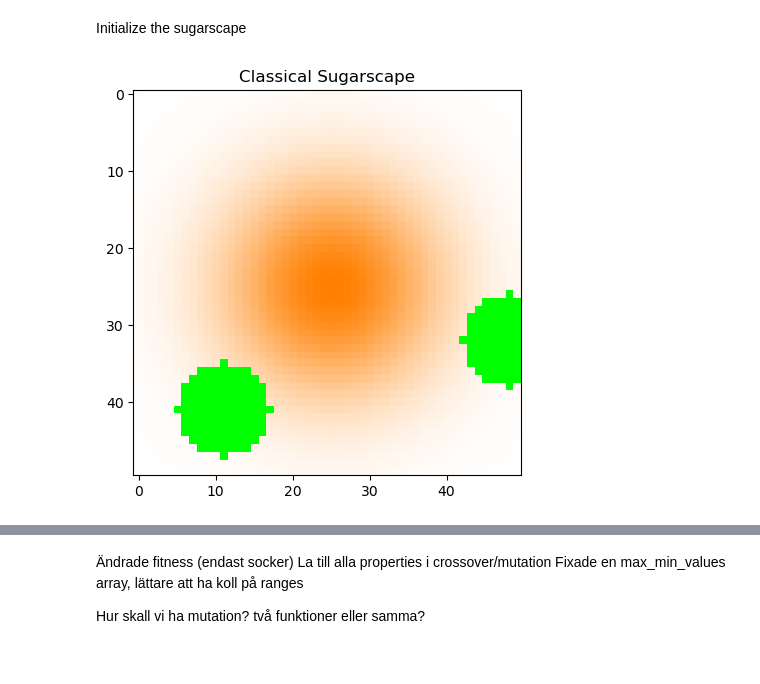
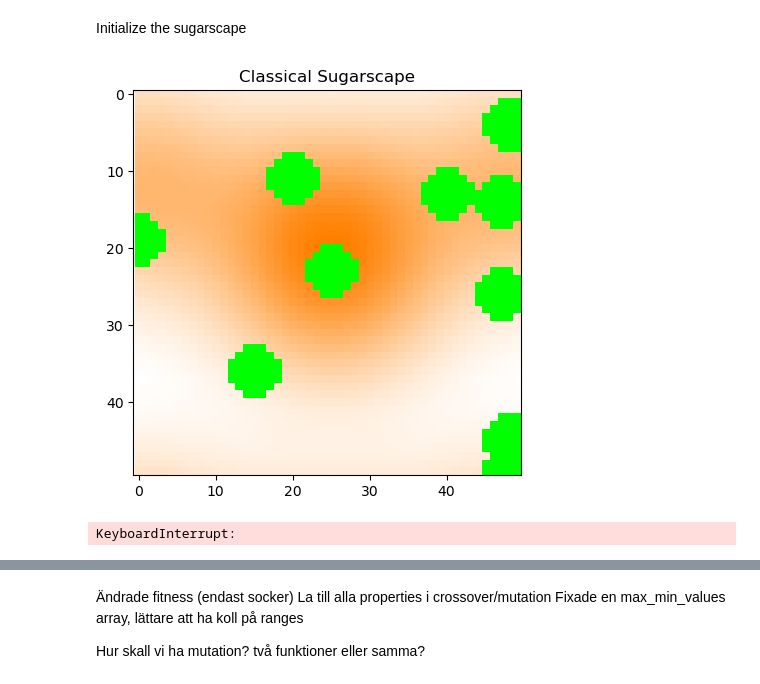
Before and after one commit to Sagoos/FFR120_group_project_12, a Jupyter notebook: Individual Folders/Adam/final_version copy.ipynb, the cells around one changed output, grey strips where cells are left out. Cells and saved outputs as stored; diff of their text form; code cells hidden in the pictures.

```diff
--- a/Individual Folders/Adam/final_version copy.ipynb
+++ b/Individual Folders/Adam/final_version copy.ipynb
@@ -469,37 +467,37 @@ Initialize the sugarscape
 # %%
 from matplotlib import pyplot as plt
 
 N = 50  # Side of the sugarscape.
-spot_positions = [(N //2, N // 2) ]  # Center of the sugar spots.
-spot_widths = [N / 5, N / 5]  # Width of the sugar spots.
+spot_positions = [(N //1, N // 4),(N //2, N // 3), (N //2, N // 2) ]  # Center of the sugar spots.
+spot_widths = [N / 5, N / 5, N/5]  # Width of the sugar spots.
 max_sugar = 15  # Maximum sugar level.
 
 # Initilazing the sugarscape and pollution map
 SuSca = initialize_sugarscape_gaussian(N, spot_positions, spot_widths, max_sugar)
-pollution_map = create_pollution_map(SuSca, N, 2, 6)
+pollution_map = create_pollution_map(SuSca, N, 10, 3.5)
 
 # Extracting the boolean values only, for plotting
 boolean_pollution_map = np.frompyfunc(lambda x: x[0], 1, 1)(pollution_map).astype(bool)
 sugar_pollution_map = np.frompyfunc(lambda x: x[0], 1, 1)(pollution_map).astype(int)
 
 # Create the image of the game outcome.
 RGB = {
     'high_sugar': [1.0, 0.5, 0.0],
     'low_sugar': [1.0, 1.0, 1.0],
     'pollution': [0.0, 1.0, 0.0]  # Bright green for pollution
 }
 
 SuSca_RGB = convert2RBG(SuSca, RGB, boolean_pollution_map)
 
 # Plot the Sugarscape.
 plt.figure(figsize=(5, 5))
 plt.imshow(SuSca_RGB)  # Plot Sugarscape profile.
 # Plot the reference points.
 plt.title('Classical Sugarscape')
 plt.axis('equal')
 plt.show()
 # %% [output]
-[figure, old version]
+[figure, new version]
 # %%
 from random import sample
 
@@ -591,7 +634,8 @@ while running:
 
     # calculate the agents new fitness
     agents['fitness'] = agents.apply(calculate_fitness, axis=1)
-
+    #agents = increase_metabolism_exponentially(agents, step)  # Increase metabolism of agents exponentially
+    agents = fluctuate_metabolism_periodically(agents, step)  # Increase metabolism of agents periodically
     # # # Update animation frame.
     # if step % N_skip == 0:
     #     update_canvas(SuSca, agents, canvas, N, window_size, step, tk, boolean_pollution_map)
@@ -610,7 +654,7 @@ while running:
 
     # after some steps, apply the GA logic
     if step > apply_GA:
-        if step % 10 == 0:
+        if step % 1 == 0:
             parents = select_parents(agents, 10)
             new_agents = []
             for i in range(0, len(parents), 2):
@@ -624,9 +668,9 @@ while running:
             agents = replace_population(agents, pd.DataFrame(new_agents))  # Keeping the old agents and adding the new ones to the population --> Population size grows each round
 
 
-    # Periodically regenerate sugar hotspots
-    if step % 20 == 0:  # Regenerate every 20 steps
-        SuSca = regenerate_hotspots(SuSca, N=50, num_hotspots=3, max_sugar=20, peak_value=20, sigma=4)
+    # Periodically regenerate sugar hotspots, simulating inflation in the society?
+    if step % 5 == 0:
+        SuSca = regenerate_hotspots(SuSca, N=50, num_hotspots=4, max_sugar=20, peak_value=15, sigma=4)
 
     step += 1
 
@@ -651,6 +695,8 @@ while running:
 tk.update_idletasks()
 tk.update()
 tk.mainloop()  # Release animation handle (close window to finish).
+# %% [output]
+KeyboardInterrupt:
 # %%
 agents.to_csv('agents.csv', index=False)
 
```
Also changed, not shown: parts of 5 cells of this notebook, 2 other files.
